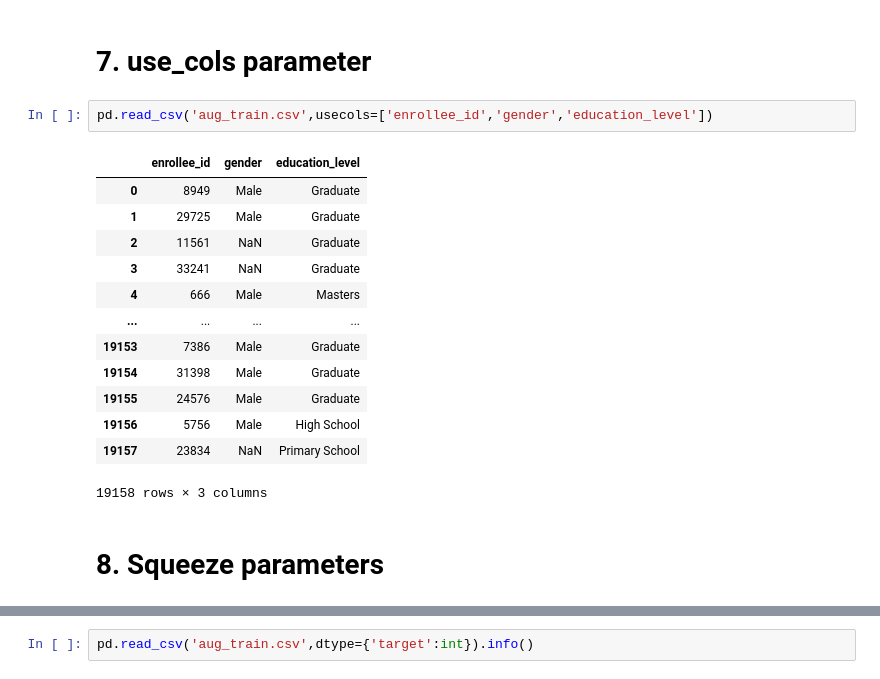
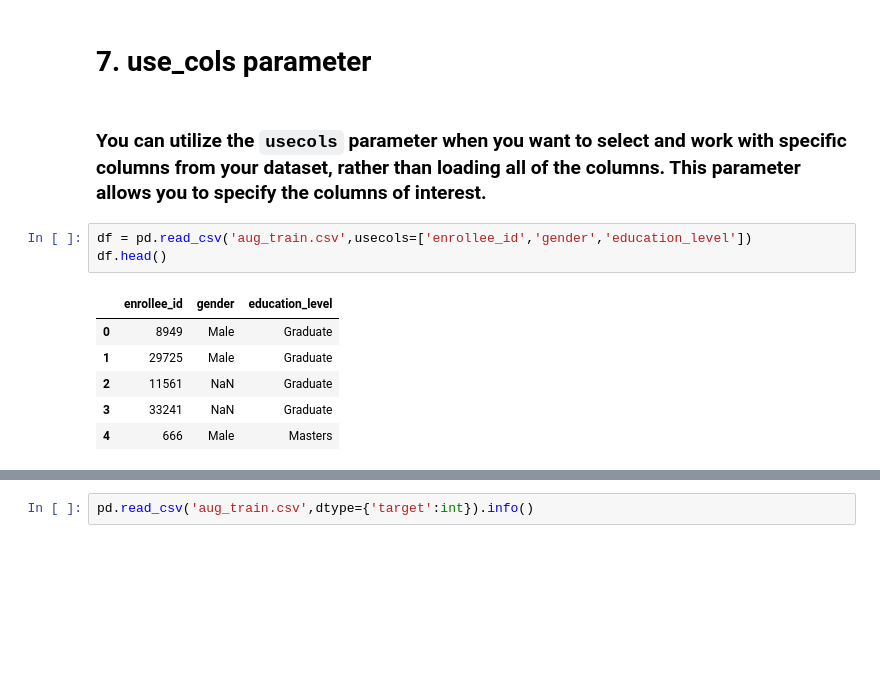
Before and after one commit to UtshoDeyTech/Machine-Learning-Algorithms, a Jupyter notebook: 00. Machine Learning Concepts/01. Working with csv files/01. working-with-csv.ipynb, the cells around one changed output, grey strips where cells are left out. Saved outputs shown, nothing was run; the diff lists cells and outputs as text; blank space fills up the shorter version.

```diff
--- a/00. Machine Learning Concepts/01. Working with csv files/01. working-with-csv.ipynb
+++ b/00. Machine Learning Concepts/01. Working with csv files/01. working-with-csv.ipynb
@@ -105,21 +138,15 @@ pd.read_csv('test.csv',header=1)
 | 3 | 4 | 666 | city_162 | 0.767 | Male | Has relevent experience | ... |
 # %% [markdown]
 # 7. use_cols parameter
+# %% [markdown]
+### You can utilize the `usecols` parameter when you want to select and work with specific columns from your dataset, rather than loading all of the columns. This parameter allows you to specify the columns of interest.
 # %%
-pd.read_csv('aug_train.csv',usecols=['enrollee_id','gender','education_level'])
+df = pd.read_csv('aug_train.csv',usecols=['enrollee_id','gender','education_level'])
+df.head()
 # %% [output]
 |  | enrollee_id | gender | education_level |
 | 0 | 8949 | Male | Graduate |
 | 1 | 29725 | Male | Graduate |
 | 2 | 11561 | NaN | Graduate |
 | 3 | 33241 | NaN | Graduate |
 | 4 | 666 | Male | Masters |
-| ... | ... | ... | ... |
-| 19153 | 7386 | Male | Graduate |
-| 19154 | 31398 | Male | Graduate |
-| 19155 | 24576 | Male | Graduate |
-| 19156 | 5756 | Male | High School |
-| 19157 | 23834 | NaN | Primary School |
-19158 rows × 3 columns
-# %% [markdown]
-# 8. Squeeze parameters
```
Also changed, not shown: parts of 23 cells of this notebook.
